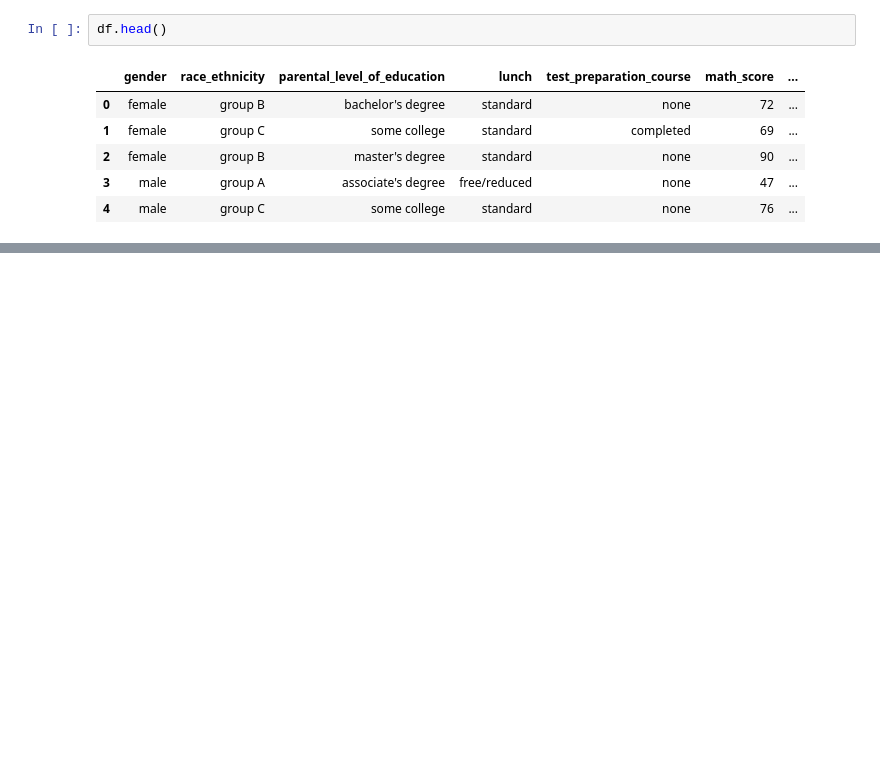
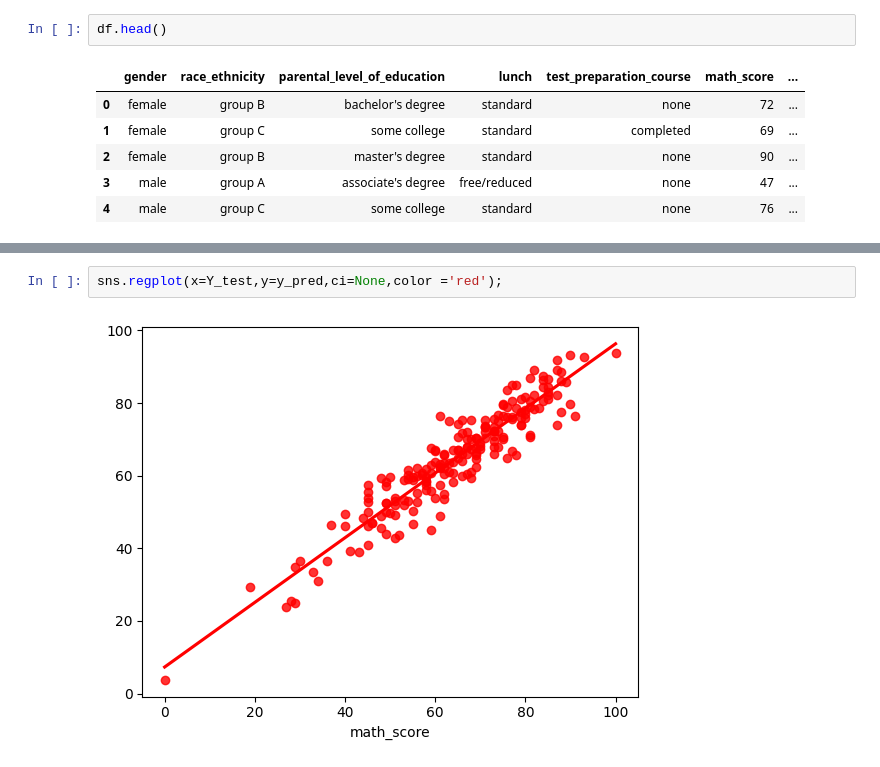
Before and after one commit to neethj/ML-Projects, a Jupyter notebook: notebook/model training.ipynb, the cells around one changed output, grey strips where cells are left out. Cells and saved outputs as stored; diff of their text form; blank space fills up the shorter version.

```diff
--- a/notebook/model training.ipynb
+++ b/notebook/model training.ipynb
@@ -29,0 +193,4 @@ df.head()
+# %%
+sns.regplot(x=Y_test,y=y_pred,ci=None,color ='red');
+# %% [output]
+[figure, added]
```
Also changed, not shown: parts of 15 cells of this notebook, 7 other files.
